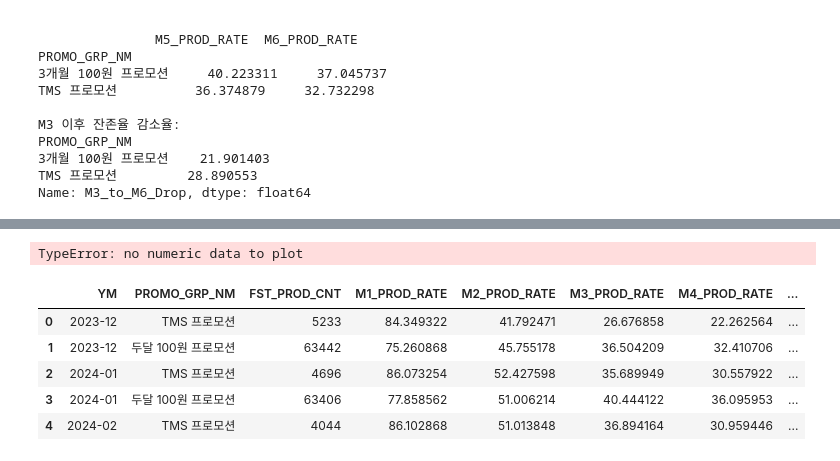
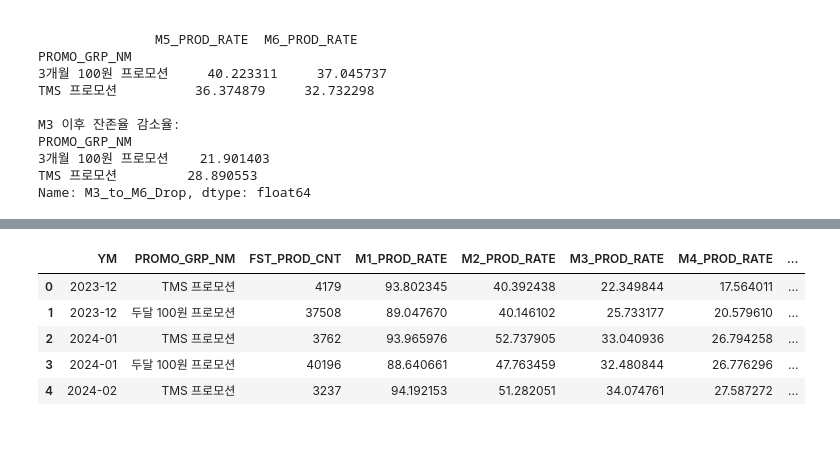
Before and after one commit to samuel-ch-data/music_analysis_project, a Jupyter notebook: 데이터그로스TF/promo_retention_analysis.ipynb, the cells around one changed output, grey strips where cells are left out. Drawn from its saved outputs; the diff is of its cells as text; code cells hidden in the pictures.

```diff
--- a/데이터그로스TF/promo_retention_analysis.ipynb
+++ b/데이터그로스TF/promo_retention_analysis.ipynb
@@ -385,12 +425,3 @@ TMS 프로모션          11.236108     10.251191
-# %%
-std_dev.T.plot(kind="line", figsize=(10, 6))
-plt.title("프로모션 그룹별 잔존율 표준편차 변화")
-plt.ylabel("Standard Deviation")
-plt.xlabel("Month")
-plt.legend(title="프로모션 그룹")
-plt.show()
-# %% [output]
-TypeError: no numeric data to plot
 # %%
 # 2개월 100원 프로모션 데이터 쿼리
 promo_2month_retention_query = '''
@@ -500,7 +531,7 @@ FROM (
                           AND DATE_FORMAT(T1.DT, '%Y%m%d') BETWEEN '20231201' AND '20241231'
                           AND PF_YN = 1
                           AND T2.PROD_ATTR_CD NOT IN (10040, 10050)
-                          AND T1.PROD_JOIN_PRT_CD IN (1100, 1200, 1201, 1205, 1203,1206,1207) /*신규 로직에서 1206 제외*/
+                          AND T1.PROD_JOIN_PRT_CD = 1100 --IN (1100, 1200, 1201, 1205, 1203,1206,1207) /*신규 로직에서 1206 제외*/
                           AND T2.PROD_SELL_PRT_CD IN (60000) /*B2C*/
                           AND PROD_PRT_CD = 20000  /*클럽 상품*/
                           AND T5.PROMO_DC_GRP = '2개월 100원'
@@ -522,38 +553,38 @@ FROM (
                           AND PF_YN = 1
                           AND T2.PROD_ATTR_CD NOT IN (10040, 10050)
                           AND T1.PROD_JOIN_PRT_CD IN (1202) /*자결*/
                           AND T2.PROD_SELL_PRT_CD IN (60000) /*B2C*/
                           AND SELL_TYPE_CODE = 'ON1300'
                         GROUP BY 1, 2, 3, 4
                     ) F2 ON (F1.FIRST_BUY_NO = F2.FIRST_BUY_NO AND F1.MEMBER_KEY = F2.MEMBER_KEY AND F2.BUY_NO > F1.BUY_NO)
                 ) F3
             ) DF1
         ) DF2
     ) DF3
 --    WHERE TERM < TEMP
     GROUP BY 1,2
 )
 WHERE FST_PROD_CNT > 1000
 ORDER BY 1,2
 '''
 
 cur.execute(promo_2month_retention_query)
 
 results = cur.fetchall()
 colnames = [part[0] for part in cur.description]
 
 promo_2month_retention_df = pd.DataFrame(results, columns=colnames)
 
 cur.cancel()
 conn.close()
 promo_2month_retention_df.head()
 # %% [output]
 |  | YM | PROMO_GRP_NM | FST_PROD_CNT | M1_PROD_RATE | M2_PROD_RATE | M3_PROD_RATE | M4_PROD_RATE | ... |
-| 0 | 2023-12 | TMS 프로모션 | 5233 | 84.349322 | 41.792471 | 26.676858 | 22.262564 | ... |
-| 1 | 2023-12 | 두달 100원 프로모션 | 63442 | 75.260868 | 45.755178 | 36.504209 | 32.410706 | ... |
-| 2 | 2024-01 | TMS 프로모션 | 4696 | 86.073254 | 52.427598 | 35.689949 | 30.557922 | ... |
-| 3 | 2024-01 | 두달 100원 프로모션 | 63406 | 77.858562 | 51.006214 | 40.444122 | 36.095953 | ... |
-| 4 | 2024-02 | TMS 프로모션 | 4044 | 86.102868 | 51.013848 | 36.894164 | 30.959446 | ... |
+| 0 | 2023-12 | TMS 프로모션 | 4179 | 93.802345 | 40.392438 | 22.349844 | 17.564011 | ... |
+| 1 | 2023-12 | 두달 100원 프로모션 | 37508 | 89.047670 | 40.146102 | 25.733177 | 20.579610 | ... |
+| 2 | 2024-01 | TMS 프로모션 | 3762 | 93.965976 | 52.737905 | 33.040936 | 26.794258 | ... |
+| 3 | 2024-01 | 두달 100원 프로모션 | 40196 | 88.640661 | 47.763459 | 32.480844 | 26.776296 | ... |
+| 4 | 2024-02 | TMS 프로모션 | 3237 | 94.192153 | 51.282051 | 34.074761 | 27.587272 | ... |
 # %%
 
 # 1. 평균 잔존율 비교
```
Also changed, not shown: parts of 16 cells of this notebook.
